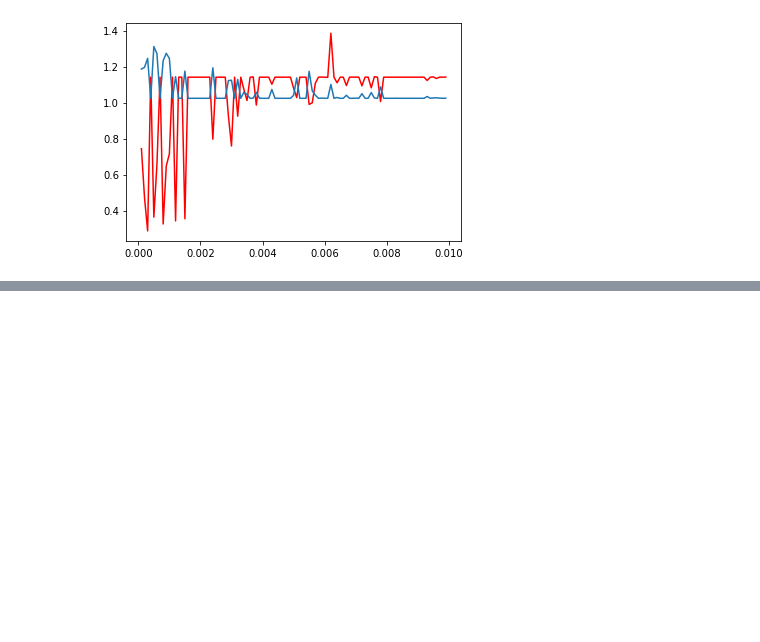
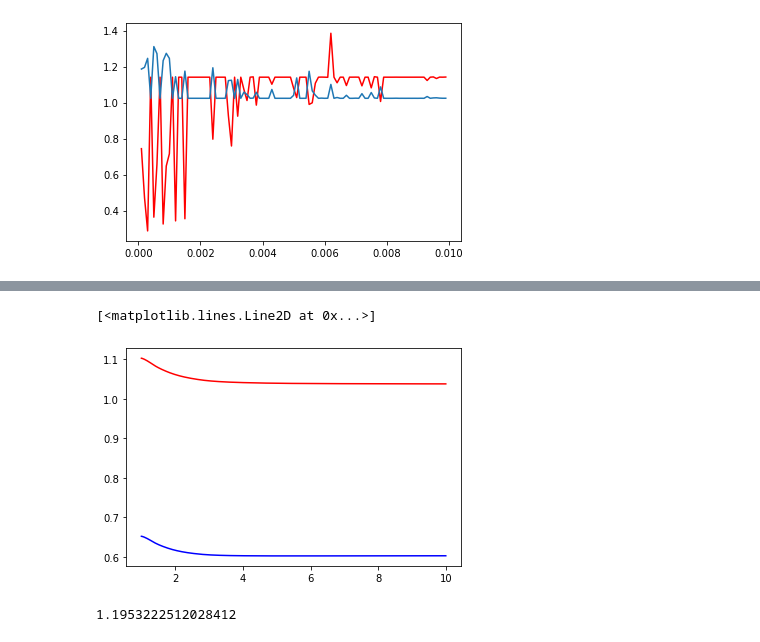
Before and after one commit to qiushuo222/c733-core-services, a Jupyter notebook: model_playground/nn.ipynb, the cells around one changed output, grey strips where cells are left out. Cells and saved outputs as stored; diff of their text form; code cells hidden in the pictures; blank space fills up the shorter version.

Commit message:
linear regressor tested

```diff
--- a/model_playground/nn.ipynb
+++ b/model_playground/nn.ipynb
@@ -448,0 +456,17 @@ plt.plot(lrs, val_losses)
+# %%
+train_losses = []
+val_losses = []
+Es = []
+
+for E in np.arange(1.0, 10.0, 0.01):
+    model = HuberRegressor(epsilon=E, alpha=0.0001, max_iter=50000)
+    model.fit(X_train, y_train)
+    train_pred = model.predict(X_train)
+    train_loss = mean_squared_error(y_train, train_pred)
+    val_pred = model.predict(X_val)
+    val_loss = mean_squared_error(y_val, val_pred)
+    train_losses.append(train_loss)
+    val_losses.append(val_loss)
+
+    Es.append(E)
+    print(E, train_loss, val_loss)
@@ -448,0 +491,13 @@ plt.plot(lrs, val_losses)
+# %%
+plt.plot(Es, train_losses, color='r')
+plt.plot(Es, val_losses, color='b')
+# %% [output]
+[<matplotlib.lines.Line2D at 0x...>]
+[figure, added]
+# %%
+test_pred = model.predict(X_test)
+test_loss = mean_squared_error(y_test, test_pred)
+
+print(test_loss)
+# %% [output]
+1.1953222512028412
```
Also changed, not shown: parts of 6 cells of this notebook.
